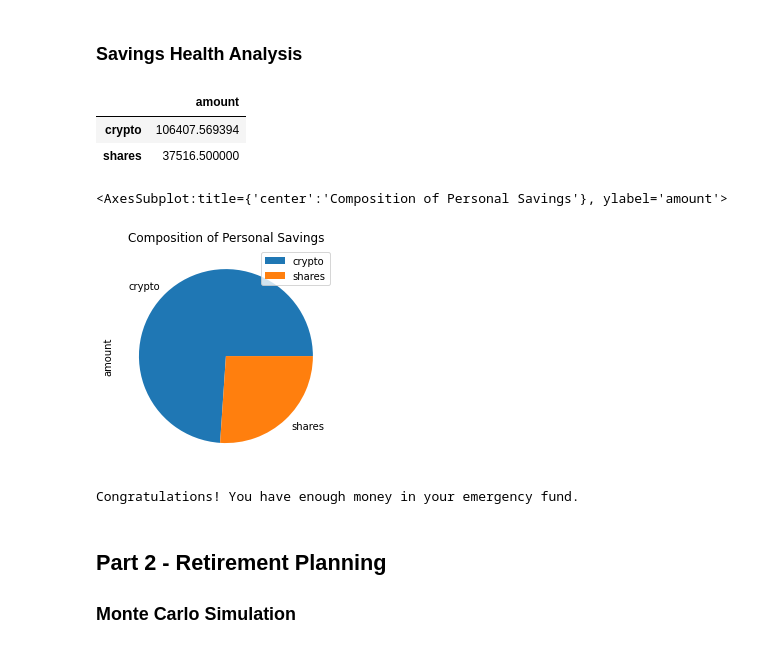
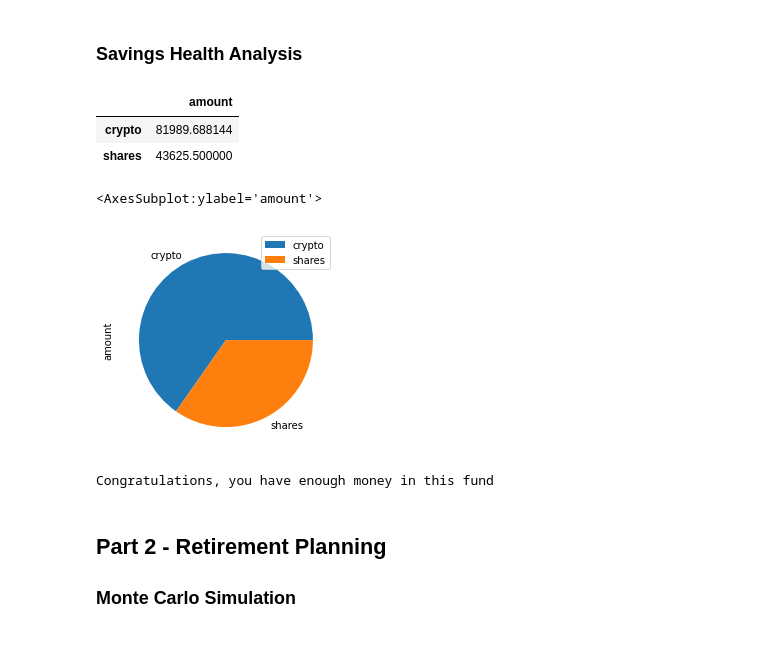
Before and after one commit to guninshahkhanna/Unit-5---Financial-Planning-Homework, a Jupyter notebook: Instructions/Starter_Code/financial-planner.ipynb, the cells around one changed output. Cells and saved outputs as stored; diff of their text form; code cells hidden in the pictures.

```diff
--- a/Instructions/Starter_Code/financial-planner.ipynb
+++ b/Instructions/Starter_Code/financial-planner.ipynb
@@ -131,10 +131,12 @@ The current value of your 200 AGG shares is $21572.00
 # %%
 # Set monthly household income
 # YOUR CODE HERE!
-
+monthly_income = 12000
 # Consolidate financial assets data
 # YOUR CODE HERE!
-
+df_savings = pd.DataFrame(
+    {'amount':[my_btc_value + my_eth_value,my_spy_value + my_agg_value]},
+    index=['crypto', 'shares'])
 # Create savings DataFrame
 # YOUR CODE HERE!
 
@@ -142,25 +144,31 @@ The current value of your 200 AGG shares is $21572.00
 display(df_savings)
 # %% [output]
 |  | amount |
-| crypto | 106407.569394 |
-| shares | 37516.500000 |
+| crypto | 81989.688144 |
+| shares | 43625.500000 |
 # %%
 # Plot savings pie chart
 # YOUR CODE HERE!
+df_savings.plot.pie(y='amount')
 # %% [output]
-<AxesSubplot:title={'center':'Composition of Personal Savings'}, ylabel='amount'>
+<AxesSubplot:ylabel='amount'>
-[figure, old version]
+[figure, new version]
 # %%
 # Set ideal emergency fund
 emergency_fund = monthly_income * 3
-
+current_savings = df_savings.sum()[0]
 # Calculate total amount of savings
 # YOUR CODE HERE!
-
+if current_savings > emergency_fund:
+    print("Congratulations, you have enough money in this fund")
+elif current_savings == emergency_fund:
+    print("Congratulations, you have reached your financial goal")
+else:
+    print(f"You are ${emergency_fund-current_savings:0.2f} from your goal")
 # Validate saving health
 # YOUR CODE HERE!
 # %% [output]
-Congratulations! You have enough money in your emergency fund.
+Congratulations, you have enough money in this fund
 # %% [markdown]
 ## Part 2 - Retirement Planning
 
```
Also changed, not shown: parts of 9 cells of this notebook.
